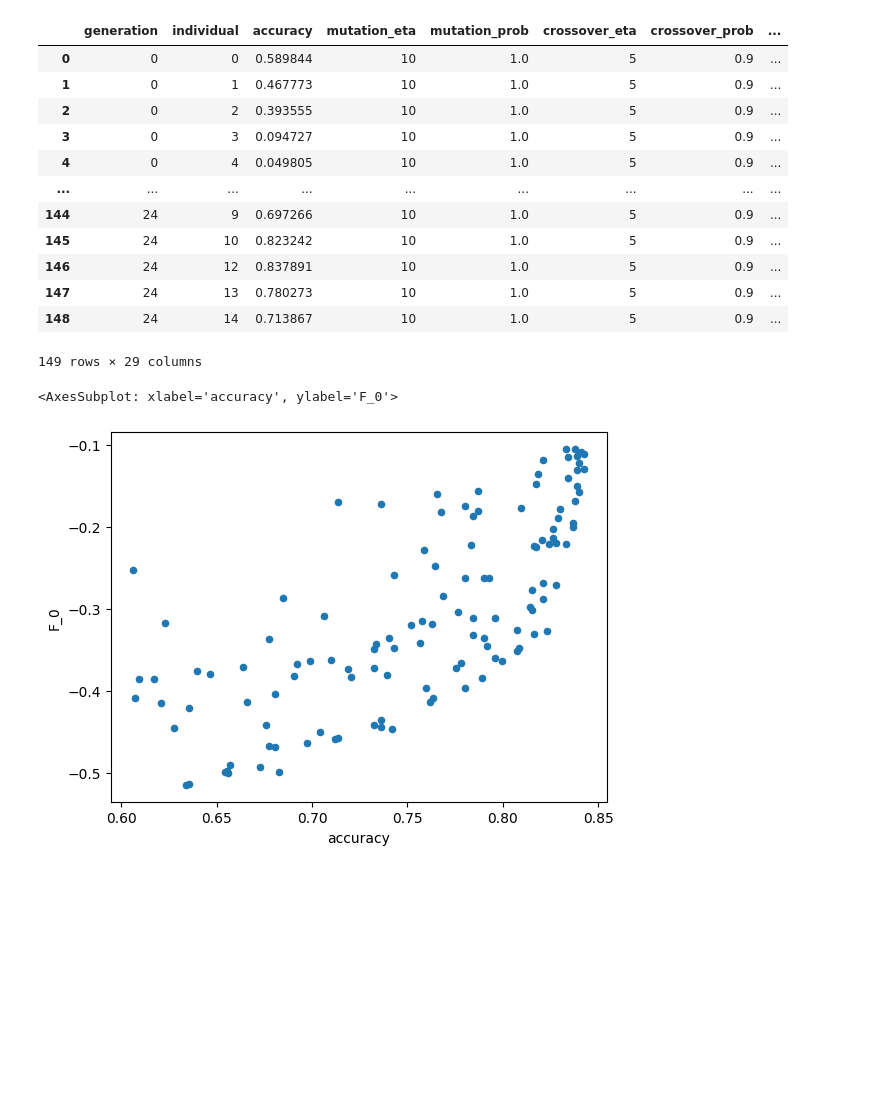
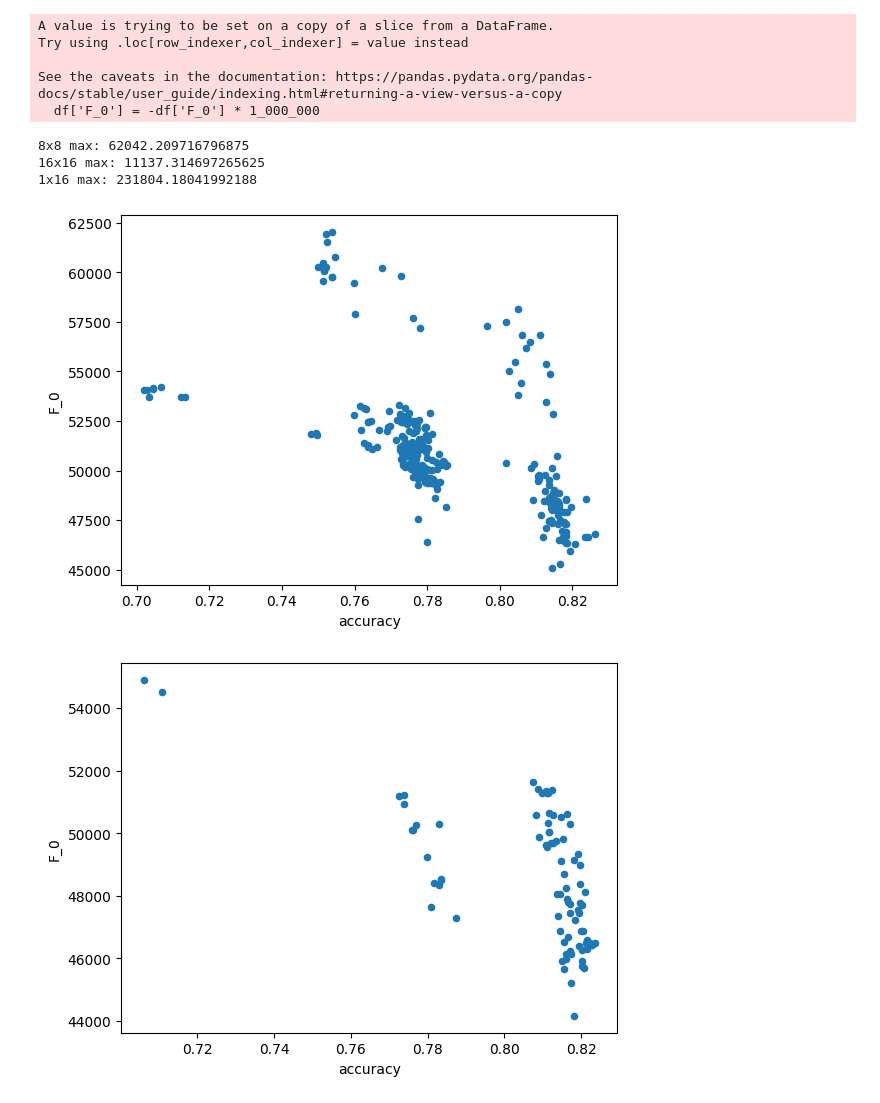
Before and after one commit to itiv-kit/dnn-model-exploration, a Jupyter notebook: doodle_scripts/visualize_individuals.ipynb, the cells around one changed output. Cells and saved outputs as stored; diff of their text form; code cells hidden in the pictures; blank space fills up the shorter version.

```diff
--- a/doodle_scripts/visualize_individuals.ipynb
+++ b/doodle_scripts/visualize_individuals.ipynb
@@ -5,25 +3,50 @@ results = collect_results('../results/expl_sparsity_problem_resnet18_imagenet_20
-# %%
-df = results.to_dataframe()
-# df['weighted_parameters'] = -df['weighted_parameters']
-df
-# %% [output]
-|  | generation | individual | accuracy | mutation_eta | mutation_prob | crossover_eta | crossover_prob | ... |
-| 0 | 0 | 0 | 0.589844 | 10 | 1.0 | 5 | 0.9 | ... |
-| 1 | 0 | 1 | 0.467773 | 10 | 1.0 | 5 | 0.9 | ... |
-| 2 | 0 | 2 | 0.393555 | 10 | 1.0 | 5 | 0.9 | ... |
-| 3 | 0 | 3 | 0.094727 | 10 | 1.0 | 5 | 0.9 | ... |
-| 4 | 0 | 4 | 0.049805 | 10 | 1.0 | 5 | 0.9 | ... |
-| ... | ... | ... | ... | ... | ... | ... | ... | ... |
-| 144 | 24 | 9 | 0.697266 | 10 | 1.0 | 5 | 0.9 | ... |
-| 145 | 24 | 10 | 0.823242 | 10 | 1.0 | 5 | 0.9 | ... |
-| 146 | 24 | 12 | 0.837891 | 10 | 1.0 | 5 | 0.9 | ... |
-| 147 | 24 | 13 | 0.780273 | 10 | 1.0 | 5 | 0.9 | ... |
-| 148 | 24 | 14 | 0.713867 | 10 | 1.0 | 5 | 0.9 | ... |
-149 rows × 29 columns
-# %%
-df = df[df['accuracy'] > 0.6]
-# print(df.count)
-df.plot(kind='scatter', x='accuracy', y='F_0')
-# %% [output]
-<AxesSubplot: xlabel='accuracy', ylabel='F_0'>
-[figure, removed]
+# %%
+results8x8 = collect_results('../results/different_ga_settings')
+results8x8alt = collect_results('../results/expl_sparsity_problem_resnet50_imagenet_2023-02-02_15-17_slurmid_0.pkl')
+results16x16 = collect_results('../results/expl_sparsity_problem_resnet50_imagenet_2023-02-02_15-13_slurmid_1.pkl')
+results1x16 = collect_results('../results/expl_sparsity_problem_resnet50_imagenet_2023-02-02_15-23_slurmid_2.pkl')
+results/reeval_sparsity_problem_resnet50_imagenet_2023-02-02_23-41-29_slurmid_0.csv
+results/reeval_sparsity_problem_resnet50_imagenet_2023-02-02_23-49-22_slurmid_1.csv
+results/reeval_sparsity_problem_resnet50_imagenet_2023-02-02_23-57-39_slurmid_2.csv
+
+df8x8 = results8x8.to_dataframe()
+df8x8alt = results8x8alt.to_dataframe()
+df16x16 = results16x16.to_dataframe()
+df1x16 = results1x16.to_dataframe()
+
+# df8x8 = df8x8[df8x8['accuracy'] > 0.7]
+# df8x8['F_0'] = -df8x8['F_0'] * 1_000_000
+# df8x8 = df8x8[df8x8['accuracy'] > 0.7]
+# df8x8['F_0'] = -df8x8['F_0'] * 1_000_000
+# %%
+def prepare(df):
+    df = df[df['accuracy'] > 0.7]
+    df['F_0'] = -df['F_0'] * 1_000_000
+    return df
+
+df8x8 = prepare(df8x8)
+df1x16 = prepare(df1x16)
+df16x16 = prepare(df16x16)
+df8x8alt = prepare(df8x8alt)
+# %% [output]
+A value is trying to be set on a copy of a slice from a DataFrame.
+Try using .loc[row_indexer,col_indexer] = value instead
+
+See the caveats in the documentation: https://pandas.pydata.org/pandas-docs/stable/user_guide/indexing.html#returning-a-view-versus-a-copy
+  df['F_0'] = -df['F_0'] * 1_000_000
+# %%
+
+df8x8.plot(kind='scatter', x='accuracy', y='F_0')
+df8x8alt.plot(kind='scatter', x='accuracy', y='F_0')
+df16x16.plot(kind='scatter', x='accuracy', y='F_0')
+df1x16.plot(kind='scatter', x='accuracy', y='F_0')
+
+print(f"8x8 max: {df8x8['F_0'].max()}")
+print(f"16x16 max: {df16x16['F_0'].max()}")
+print(f"1x16 max: {df1x16['F_0'].max()}")
+# %% [output]
+8x8 max: 62042.209716796875
+16x16 max: 11137.314697265625
+1x16 max: 231804.18041992188
+[figure, added]
+[figure, added]
```
Also changed, not shown: parts of 2 cells of this notebook, 17 other files.
